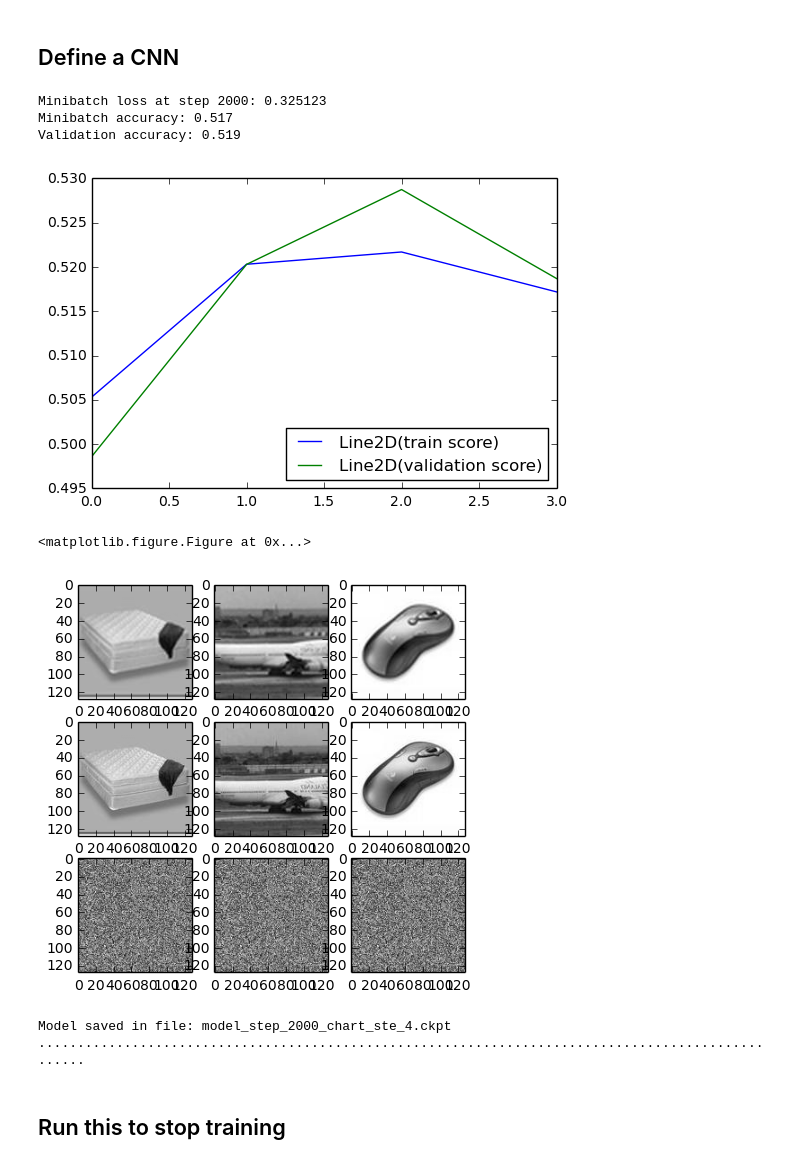
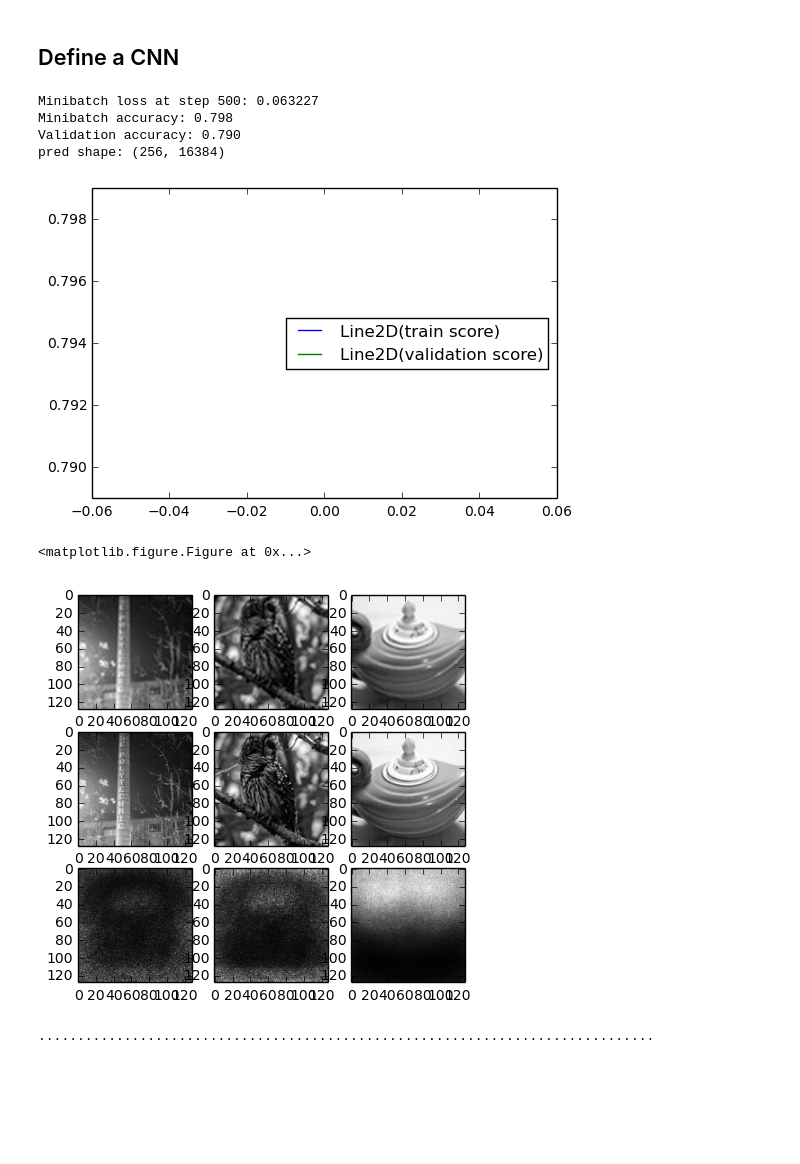
Before and after one commit to lucasdupin/ml-image-scaling, a Jupyter notebook: 2_autoencoder.ipynb, the cells around one changed output. Drawn from its saved outputs; the diff is of its cells as text; code cells hidden in the pictures; blank space fills up the shorter version.

Commit message:
trying another optimizer

```diff
--- a/2_autoencoder.ipynb
+++ b/2_autoencoder.ipynb
@@ -135,7 +135,8 @@ with graph.as_default():
     # Learning rate with exponential decay
     global_step = tf.Variable(0, trainable=False)
     learning_rate = tf.train.exponential_decay(0.05, global_step, 100000, 0.96, staircase=True)
-    optimizer = tf.train.GradientDescentOptimizer(learning_rate).minimize(loss)
+#     optimizer = tf.train.GradientDescentOptimizer(learning_rate).minimize(loss)
+    optimizer =  tf.train.RMSPropOptimizer(learning_rate).minimize(loss)
 
     # Add ops to save and restore all the variables.
     saver = tf.train.Saver()
@@ -144,7 +145,7 @@ with graph.as_default():
 def accuracy(predictions, labels):
     return 1. - np.mean(np.abs(predictions - labels))
 # %%
-save_step = 1000
+save_step = 50000
 preview_step = 500
 examples_to_show = 3
 
@@ -203,42 +204,42 @@ with tf.Session(graph=graph) as session:
             v_acc = accuracy(valid_predictions, valid_label_sample)
 
             minibatch_acc.append(m_acc)
             val_acc.append(v_acc)
 
             clear_output()
             print("Minibatch loss at step %d: %f" % (step, l))
             print("Minibatch accuracy: %.3f" % m_acc)
             print("Validation accuracy: %.3f" % v_acc)
 
+            print("pred shape: %s " % (valid_predictions.shape,))
+
             show_stats()
 
             # Compare original images with their reconstructions
             f, a = plt.subplots(3, 3, figsize=(5, 5))
             for i in range(examples_to_show):
                 image_shape = (128, 128)
-                a[0][i].imshow(np.reshape(valid_sample[i], image_shape), cmap="gray")
-                a[1][i].imshow(np.reshape(valid_label_sample[i], image_shape), cmap="gray")
-                a[2][i].imshow(np.reshape(valid_predictions[i], image_shape), cmap="gray")
+                a[0][i].imshow(np.reshape(batch_data[i], image_shape), cmap="gray")
+                a[1][i].imshow(np.reshape(batch_labels[i], image_shape), cmap="gray")
+                a[2][i].imshow(np.reshape(train_predictions[i], image_shape), cmap="gray")
             f.show()
             plt.show()
 
 
         if (step % save_step == 0):
             save_path = saver.save(session, ("model_global_step_%s_chart_step_%s.ckpt" % (step, len(minibatch_acc))))
             print("Model saved in file: %s" % save_path)
 
     test_predictions = session.run(y_pred, feed_dict= {
         tf_X: X_test[:n_hidden_1]
     })
     print('Test accuracy: %.1f' % accuracy(test_predictions[:n_hidden_1], y_test[:n_hidden_1]))
 # %% [output]
-Minibatch loss at step 2000: 0.325123
-Minibatch accuracy: 0.517
-Validation accuracy: 0.519
+Minibatch loss at step 500: 0.063227
+Minibatch accuracy: 0.798
+Validation accuracy: 0.790
+pred shape: (256, 16384)
-[figure, old version]
+[figure, new version]
 <matplotlib.figure.Figure at 0x...>
-[figure, old version]
+[figure, new version]
-Model saved in file: model_step_2000_chart_ste_4.ckpt
-...................................................................................................
+...............................................................................
-# %% [markdown]
-## Run this to stop training
```
